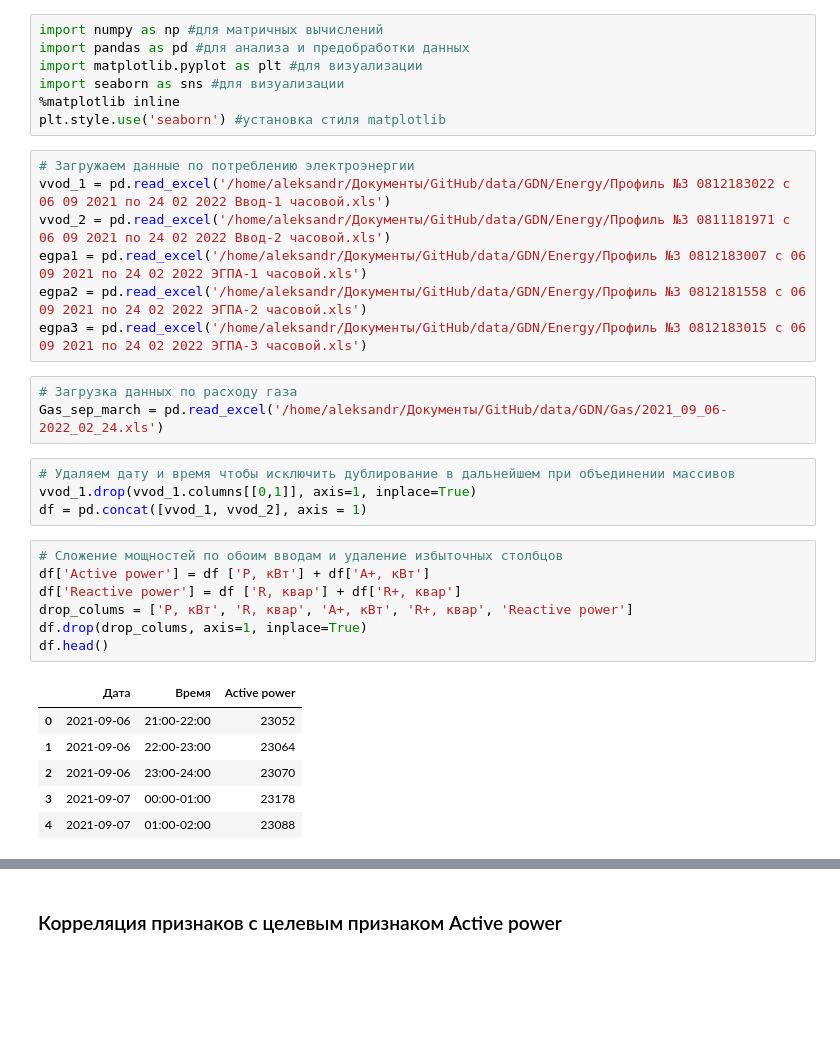
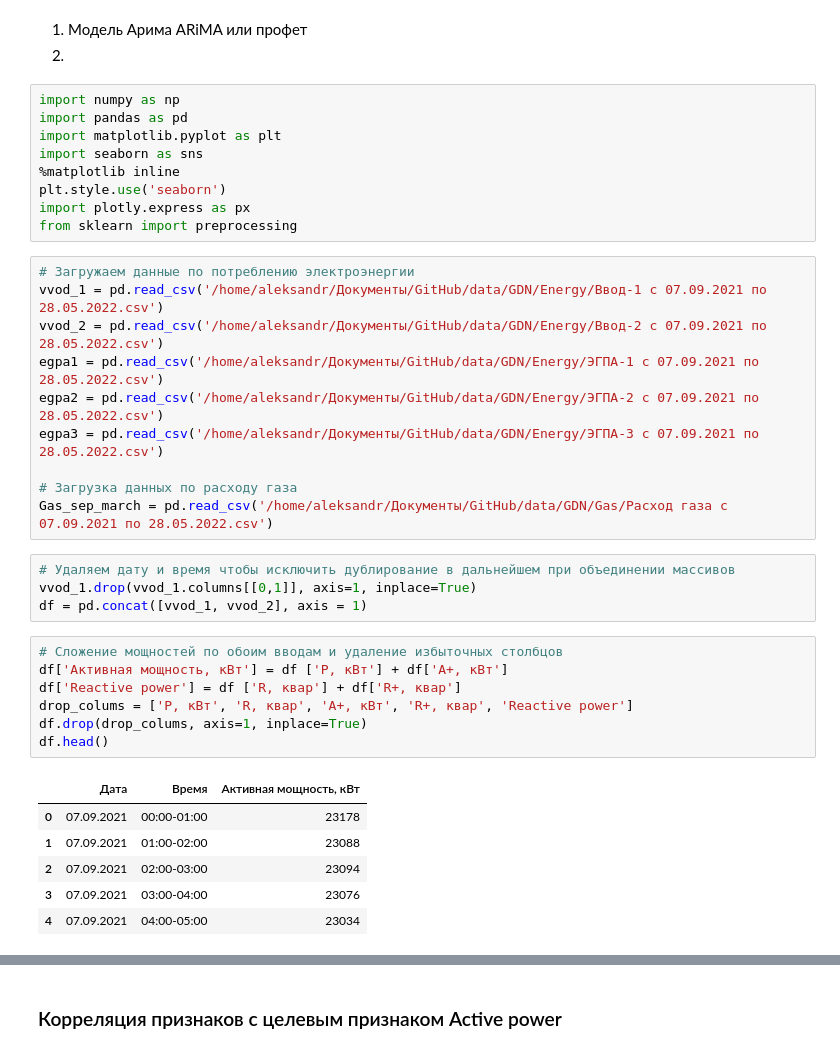
Before and after one commit to KostinAI/sf_data_science_kostin, a Jupyter notebook: 2.GDN/Prognoz.ipynb, the cells around one changed output, grey strips where cells are left out. Drawn from its saved outputs; the diff is of its cells as text; blank space fills up the shorter version.

```diff
--- a/2.GDN/Prognoz.ipynb
+++ b/2.GDN/Prognoz.ipynb
@@ -1,35 +1,40 @@
+# %% [markdown]
+1. Модель Арима ARiMA или профет
+2.
 # %%
-import numpy as np #для матричных вычислений
-import pandas as pd #для анализа и предобработки данных
-import matplotlib.pyplot as plt #для визуализации
-import seaborn as sns #для визуализации
+import numpy as np
+import pandas as pd
+import matplotlib.pyplot as plt
+import seaborn as sns
 %matplotlib inline
-plt.style.use('seaborn') #установка стиля matplotlib
+plt.style.use('seaborn')
+import plotly.express as px
+from sklearn import preprocessing
 # %%
 # Загружаем данные по потреблению электроэнергии
-vvod_1 = pd.read_excel('/home/aleksandr/Документы/GitHub/data/GDN/Energy/Профиль №3 0812183022 с 06 09 2021 по 24 02 2022 Ввод-1 часовой.xls')
-vvod_2 = pd.read_excel('/home/aleksandr/Документы/GitHub/data/GDN/Energy/Профиль №3 0811181971 с 06 09 2021 по 24 02 2022 Ввод-2 часовой.xls')
-egpa1 = pd.read_excel('/home/aleksandr/Документы/GitHub/data/GDN/Energy/Профиль №3 0812183007 с 06 09 2021 по 24 02 2022 ЭГПА-1 часовой.xls')
-egpa2 = pd.read_excel('/home/aleksandr/Документы/GitHub/data/GDN/Energy/Профиль №3 0812181558 с 06 09 2021 по 24 02 2022 ЭГПА-2 часовой.xls')
-egpa3 = pd.read_excel('/home/aleksandr/Документы/GitHub/data/GDN/Energy/Профиль №3 0812183015 с 06 09 2021 по 24 02 2022 ЭГПА-3 часовой.xls')
+vvod_1 = pd.read_csv('/home/aleksandr/Документы/GitHub/data/GDN/Energy/Ввод-1 с 07.09.2021 по 28.05.2022.csv')
+vvod_2 = pd.read_csv('/home/aleksandr/Документы/GitHub/data/GDN/Energy/Ввод-2 с 07.09.2021 по 28.05.2022.csv')
+egpa1 = pd.read_csv('/home/aleksandr/Документы/GitHub/data/GDN/Energy/ЭГПА-1 с 07.09.2021 по 28.05.2022.csv')
+egpa2 = pd.read_csv('/home/aleksandr/Документы/GitHub/data/GDN/Energy/ЭГПА-2 с 07.09.2021 по 28.05.2022.csv')
+egpa3 = pd.read_csv('/home/aleksandr/Документы/GitHub/data/GDN/Energy/ЭГПА-3 с 07.09.2021 по 28.05.2022.csv')
+
+# Загрузка данных по расходу газа
+Gas_sep_march = pd.read_csv('/home/aleksandr/Документы/GitHub/data/GDN/Gas/Расход газа с 07.09.2021 по 28.05.2022.csv')
-# %%
-# Загрузка данных по расходу газа
-Gas_sep_march = pd.read_excel('/home/aleksandr/Документы/GitHub/data/GDN/Gas/2021_09_06-2022_02_24.xls')
 # %%
 # Удаляем дату и время чтобы исключить дублирование в дальнейшем при объединении массивов
 vvod_1.drop(vvod_1.columns[[0,1]], axis=1, inplace=True)
 df = pd.concat([vvod_1, vvod_2], axis = 1)
 # %%
 # Сложение мощностей по обоим вводам и удаление избыточных столбцов
-df['Active power'] = df ['P, кВт'] + df['A+, кВт']
+df['Активная мощность, кВт'] = df ['P, кВт'] + df['A+, кВт']
 df['Reactive power'] = df ['R, квар'] + df['R+, квар']
 drop_colums = ['P, кВт', 'R, квар', 'A+, кВт', 'R+, квар', 'Reactive power']
 df.drop(drop_colums, axis=1, inplace=True)
 df.head()
 # %% [output]
-|  | Дата | Время | Active power |
-| 0 | 2021-09-06 | 21:00-22:00 | 23052 |
-| 1 | 2021-09-06 | 22:00-23:00 | 23064 |
-| 2 | 2021-09-06 | 23:00-24:00 | 23070 |
-| 3 | 2021-09-07 | 00:00-01:00 | 23178 |
-| 4 | 2021-09-07 | 01:00-02:00 | 23088 |
+|  | Дата | Время | Активная мощность, кВт |
+| 0 | 07.09.2021 | 00:00-01:00 | 23178 |
+| 1 | 07.09.2021 | 01:00-02:00 | 23088 |
+| 2 | 07.09.2021 | 02:00-03:00 | 23094 |
+| 3 | 07.09.2021 | 03:00-04:00 | 23076 |
+| 4 | 07.09.2021 | 04:00-05:00 | 23034 |
```
Also changed, not shown: parts of 60 cells of this notebook, 13 other files.
